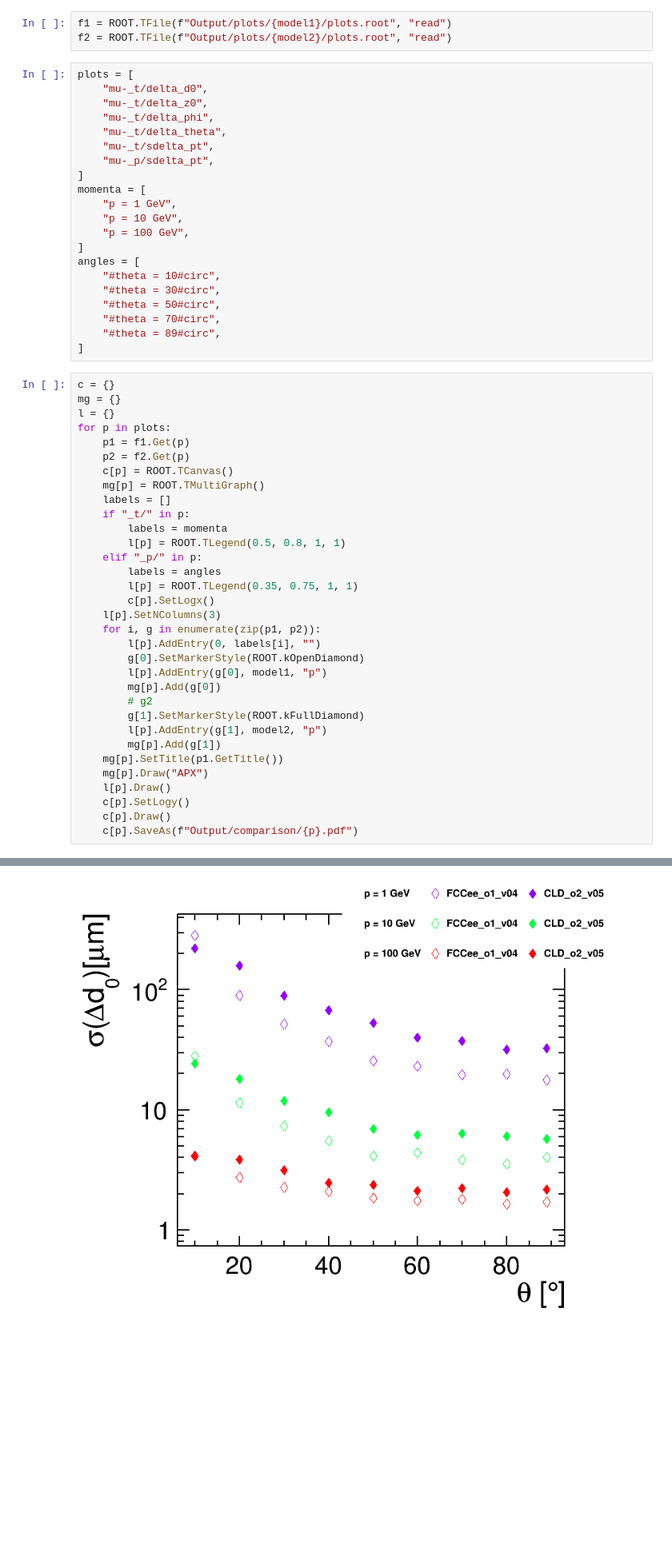
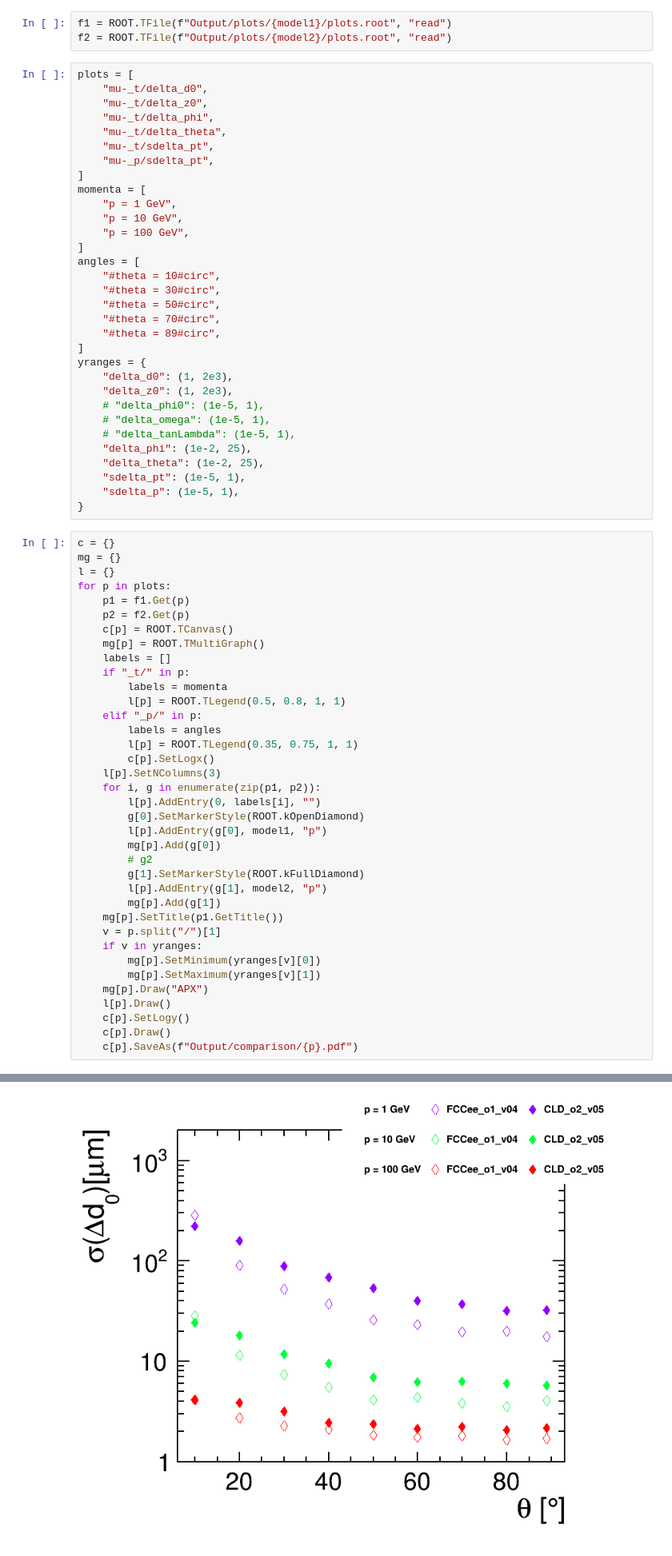
Before and after one commit to Zehvogel/resolutions, a Jupyter notebook: compare_models.ipynb, the cells around one changed output, grey strips where cells are left out. Shown at 80% size. Saved outputs shown, nothing was run; the diff lists cells and outputs as text; blank space fills up the shorter version.

```diff
--- a/compare_models.ipynb
+++ b/compare_models.ipynb
@@ -34,6 +34,17 @@ angles = [
     "#theta = 70#circ",
     "#theta = 89#circ",
 ]
+yranges = {
+    "delta_d0": (1, 2e3),
+    "delta_z0": (1, 2e3),
+    # "delta_phi0": (1e-5, 1),
+    # "delta_omega": (1e-5, 1),
+    # "delta_tanLambda": (1e-5, 1),
+    "delta_phi": (1e-2, 25),
+    "delta_theta": (1e-2, 25),
+    "sdelta_pt": (1e-5, 1),
+    "sdelta_p": (1e-5, 1),
+}
 # %%
 c = {}
 mg = {}
@@ -47,31 +58,35 @@ for p in plots:
     if "_t/" in p:
         labels = momenta
         l[p] = ROOT.TLegend(0.5, 0.8, 1, 1)
     elif "_p/" in p:
         labels = angles
         l[p] = ROOT.TLegend(0.35, 0.75, 1, 1)
         c[p].SetLogx()
     l[p].SetNColumns(3)
     for i, g in enumerate(zip(p1, p2)):
         l[p].AddEntry(0, labels[i], "")
         g[0].SetMarkerStyle(ROOT.kOpenDiamond)
         l[p].AddEntry(g[0], model1, "p")
         mg[p].Add(g[0])
         # g2
         g[1].SetMarkerStyle(ROOT.kFullDiamond)
         l[p].AddEntry(g[1], model2, "p")
         mg[p].Add(g[1])
     mg[p].SetTitle(p1.GetTitle())
+    v = p.split("/")[1]
+    if v in yranges:
+        mg[p].SetMinimum(yranges[v][0])
+        mg[p].SetMaximum(yranges[v][1])
     mg[p].Draw("APX")
     l[p].Draw()
     c[p].SetLogy()
     c[p].Draw()
     c[p].SaveAs(f"Output/comparison/{p}.pdf")
 # %% [output]
 Info in <TCanvas::Print>: pdf file Output/comparison/mu-_t/delta_d0.pdf has been created
 Info in <TCanvas::Print>: pdf file Output/comparison/mu-_t/delta_z0.pdf has been created
 Info in <TCanvas::Print>: pdf file Output/comparison/mu-_t/delta_phi.pdf has been created
 Info in <TCanvas::Print>: pdf file Output/comparison/mu-_t/delta_theta.pdf has been created
 Info in <TCanvas::Print>: pdf file Output/comparison/mu-_t/sdelta_pt.pdf has been created
 Info in <TCanvas::Print>: pdf file Output/comparison/mu-_p/sdelta_pt.pdf has been created
-[figure, old version]
+[figure, new version]
```
Also changed, not shown: parts of 1 cell of this notebook.
